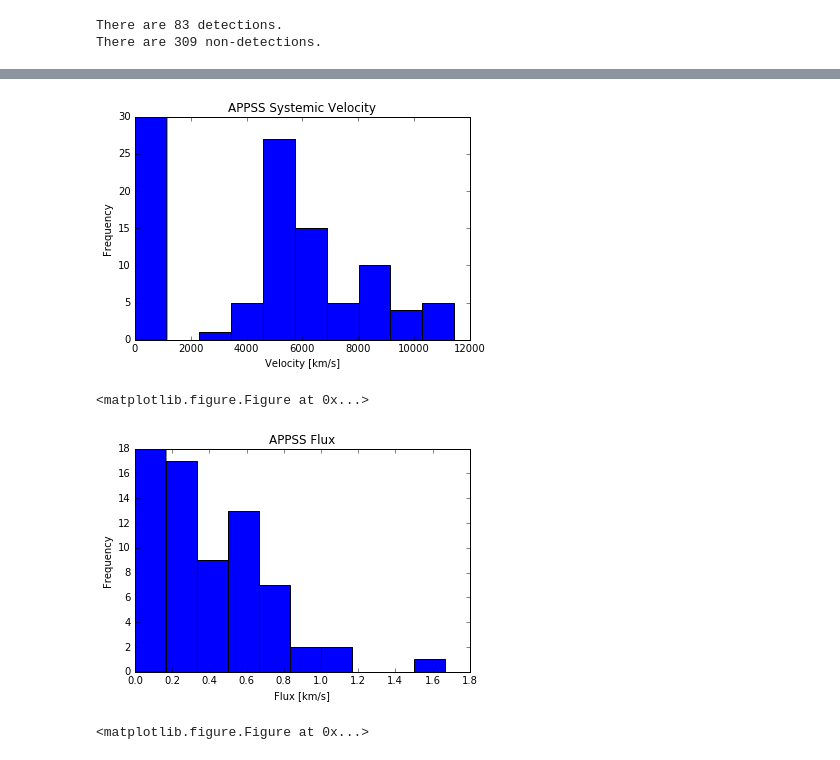
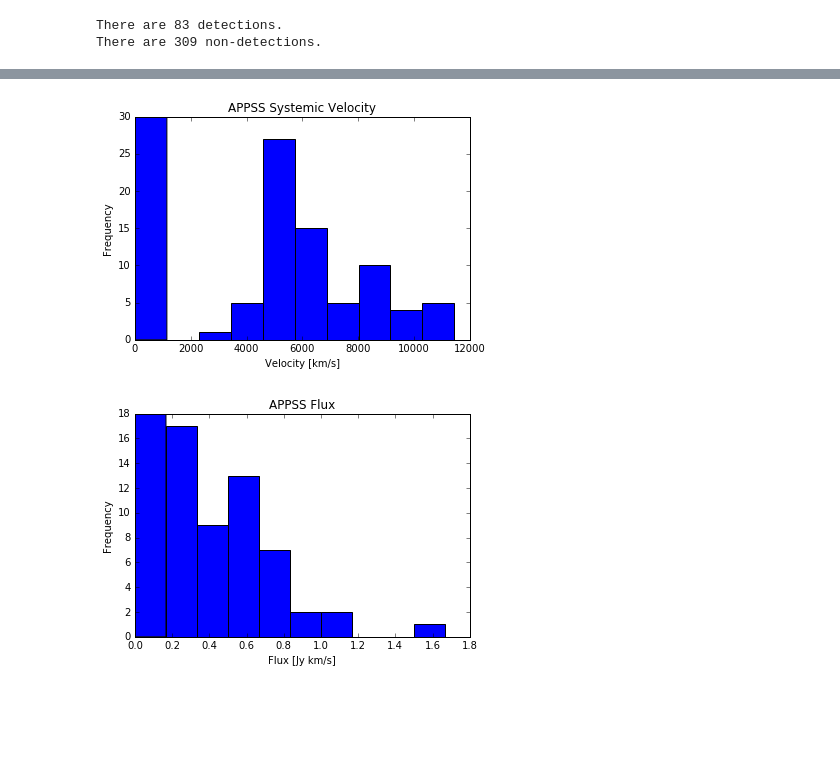
Before and after one commit to jsribaud/APPSS, a Jupyter notebook: UAT_code.ipynb, the cells around one changed output, grey strips where cells are left out. Saved outputs shown, nothing was run; the diff lists cells and outputs as text; code cells hidden in the pictures; blank space fills up the shorter version.

```diff
--- a/UAT_code.ipynb
+++ b/UAT_code.ipynb
@@ -134,47 +173,28 @@ There are 309 non-detections.
 # %%
-import pylab
-data=ascii.read("slice_35.csv")
-
-
-
-vel=data['Vsys']
-fx=data['Flux']
-
-import matplotlib.pyplot as plt
-import numpy as np
-
-%matplotlib inline
-
-gaussian_numbers = vel
+#systemic velocity frequency of just my slice
 plt.figure(1)
-plt.hist(gaussian_numbers)
+plt.hist(v1)
 plt.title("APPSS Systemic Velocity")
 plt.xlabel("Velocity [km/s]")
 plt.ylabel("Frequency")
-
 pylab.ylim([0,30])
 
 fig1 = plt.gcf()
-plt.show()
-plt.draw()
-fig1.savefig('velocity_APPSS.pdf')
 
-gaussian_numbers = fx
+#fig1.savefig('velocity_APPSS.pdf')
+
+#flux frequency of just my slice
 plt.figure(2)
-plt.hist(gaussian_numbers)
+plt.hist(flux_me)
 plt.title("APPSS Flux")
-plt.xlabel("Flux [km/s]")
+plt.xlabel("Flux [Jy km/s]")
 plt.ylabel("Frequency")
-#pylab.xlim([0, 17600])
 pylab.ylim([0,18])
 
 fig2 = plt.gcf()
-plt.show()
-plt.draw()
-fig2.savefig('flux_appss.pdf')
+
+#fig2.savefig('flux_appss.pdf')
 # %% [output]
 [figure]
-<matplotlib.figure.Figure at 0x...>
-[figure, old version]
+[figure, new version]
-<matplotlib.figure.Figure at 0x...>
 # %%
```
Also changed, not shown: parts of 11 cells of this notebook.
